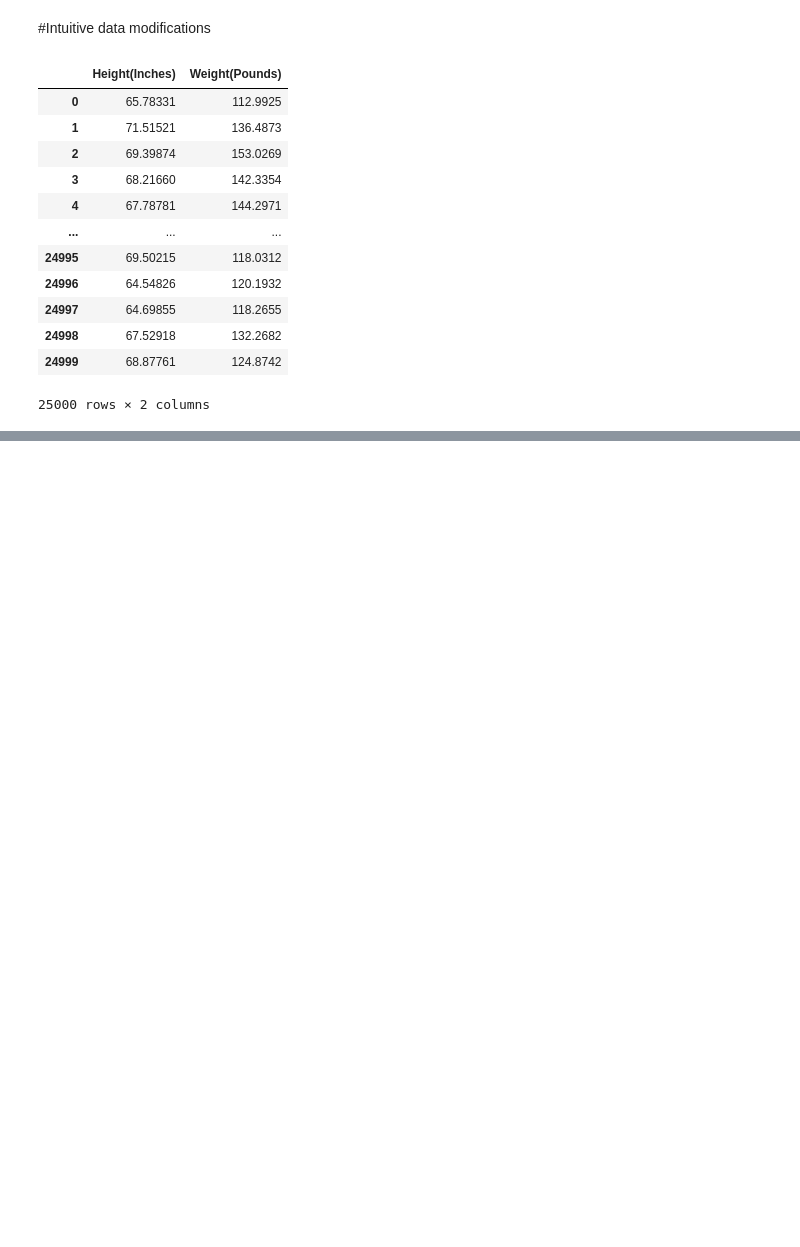
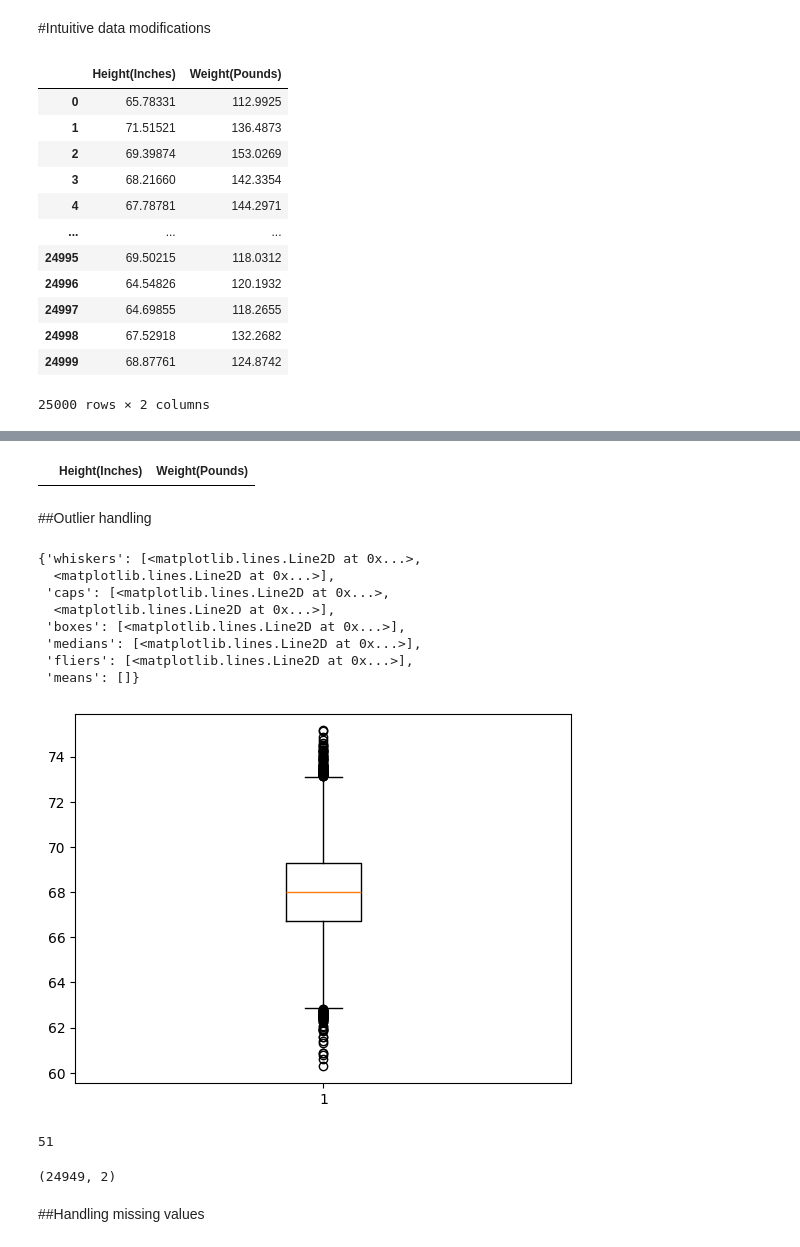
Before and after one commit to pradipmalge/ml-diaries, a Jupyter notebook: challenge/day01/Linear Regression/weight_prediction_from_height_hands_on.ipynb, the cells around one changed output, grey strips where cells are left out. Drawn from its saved outputs; the diff is of its cells as text; code cells hidden in the pictures; blank space fills up the shorter version.

```diff
--- a/challenge/day01/Linear Regression/weight_prediction_from_height_hands_on.ipynb
+++ b/challenge/day01/Linear Regression/weight_prediction_from_height_hands_on.ipynb
@@ -39,0 +49,6 @@ df
+# %%
+df[(df['Height(Inches)']<=0)|(df['Weight(Pounds)']<=0)]
+# %% [output]
+|  | Height(Inches) | Weight(Pounds) |
+# %% [markdown]
+##Outlier handling
@@ -39,0 +57,12 @@ df
+# %%
+plt.boxplot(df['Height(Inches)'])
+# %% [output]
+{'whiskers': [<matplotlib.lines.Line2D at 0x...>,
+  <matplotlib.lines.Line2D at 0x...>],
+ 'caps': [<matplotlib.lines.Line2D at 0x...>,
+  <matplotlib.lines.Line2D at 0x...>],
+ 'boxes': [<matplotlib.lines.Line2D at 0x...>],
+ 'medians': [<matplotlib.lines.Line2D at 0x...>],
+ 'fliers': [<matplotlib.lines.Line2D at 0x...>],
+ 'means': []}
+[figure, added]
@@ -39,0 +81,5 @@ df
+# %%
+outliers_list = apply_outliers_zscore(df['Height(Inches)'])
+len(outliers_list)
+# %% [output]
+51
@@ -39,0 +89,6 @@ df
+# %%
+df.shape
+# %% [output]
+(24949, 2)
+# %% [markdown]
+##Handling missing values
```
Also changed, not shown: parts of 34 cells of this notebook.
